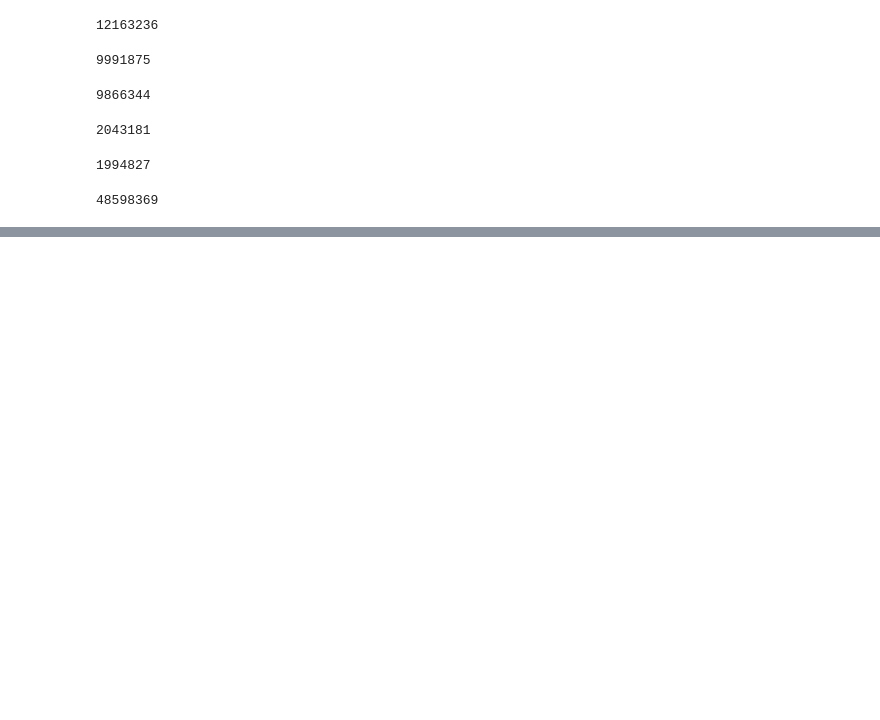
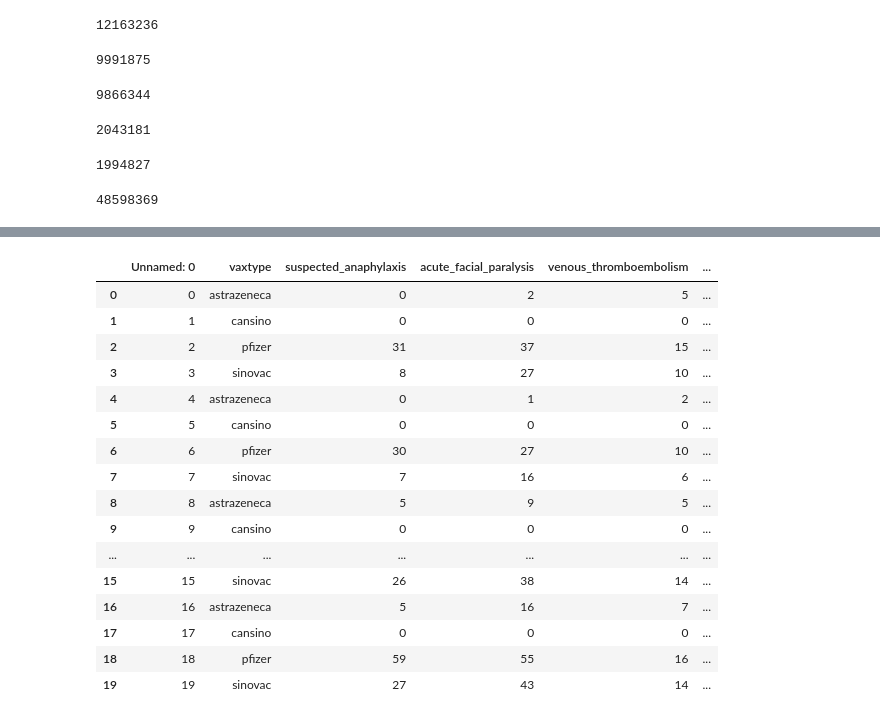
Before and after one commit to kamal089601/HIA302_Project, a Jupyter notebook: Simran_covid19_vaccine.ipynb, the cells around one changed output, grey strips where cells are left out. Cells and saved outputs as stored; diff of their text form; code cells hidden in the pictures; blank space fills up the shorter version.

```diff
--- a/Simran_covid19_vaccine.ipynb
+++ b/Simran_covid19_vaccine.ipynb
@@ -294,0 +350,20 @@ print(f"P-value: {p_value}")
+# %%
+df_serious
+# %% [output]
+|  | Unnamed: 0 | vaxtype | suspected_anaphylaxis | acute_facial_paralysis | venous_thromboembolism | ... |
+| 0 | 0 | astrazeneca | 0 | 2 | 5 | ... |
+| 1 | 1 | cansino | 0 | 0 | 0 | ... |
+| 2 | 2 | pfizer | 31 | 37 | 15 | ... |
+| 3 | 3 | sinovac | 8 | 27 | 10 | ... |
+| 4 | 4 | astrazeneca | 0 | 1 | 2 | ... |
+| 5 | 5 | cansino | 0 | 0 | 0 | ... |
+| 6 | 6 | pfizer | 30 | 27 | 10 | ... |
+| 7 | 7 | sinovac | 7 | 16 | 6 | ... |
+| 8 | 8 | astrazeneca | 5 | 9 | 5 | ... |
+| 9 | 9 | cansino | 0 | 0 | 0 | ... |
+| ... | ... | ... | ... | ... | ... | ... |
+| 15 | 15 | sinovac | 26 | 38 | 14 | ... |
+| 16 | 16 | astrazeneca | 5 | 16 | 7 | ... |
+| 17 | 17 | cansino | 0 | 0 | 0 | ... |
+| 18 | 18 | pfizer | 59 | 55 | 16 | ... |
+| 19 | 19 | sinovac | 27 | 43 | 14 | ... |
```
Also changed, not shown: parts of 16 cells of this notebook.
